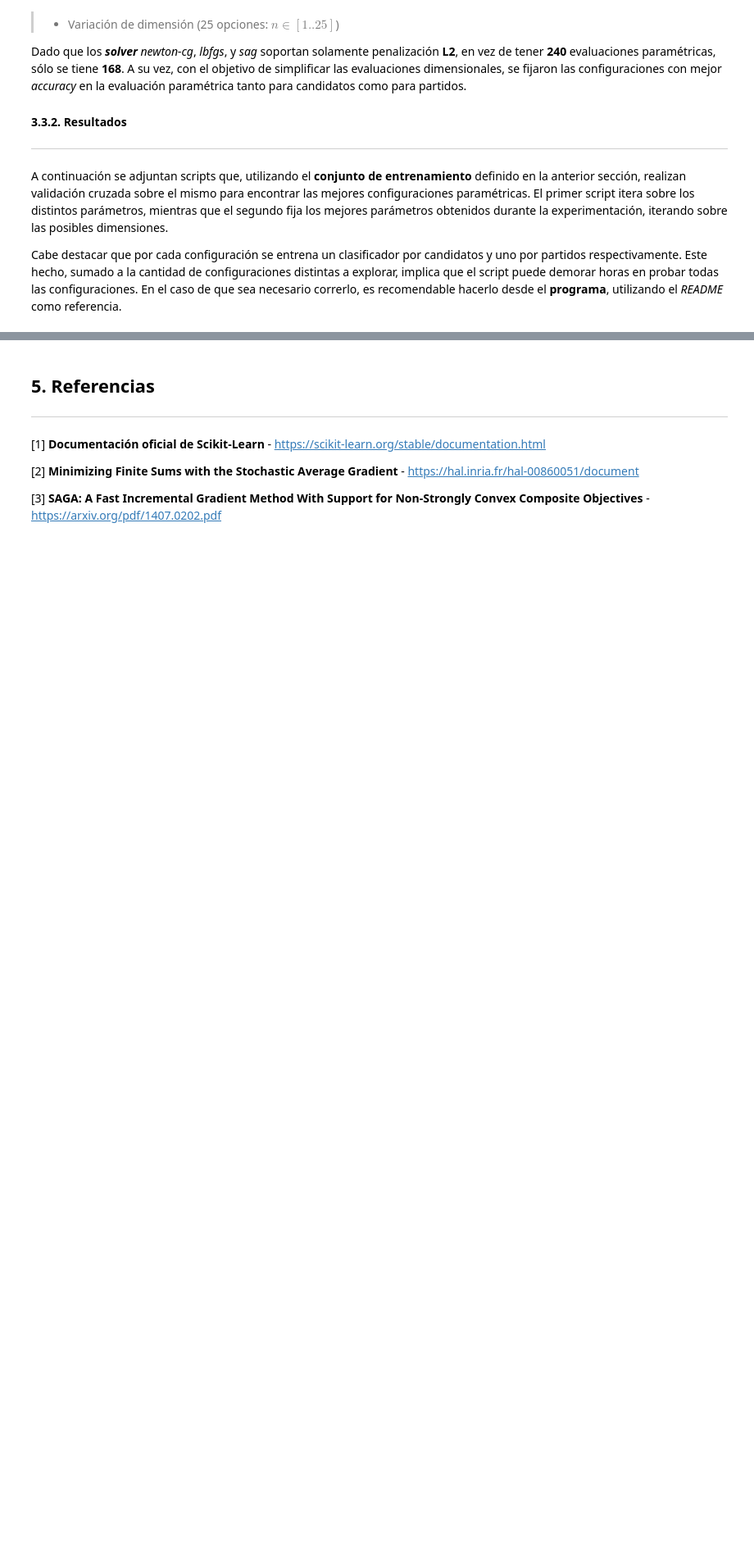
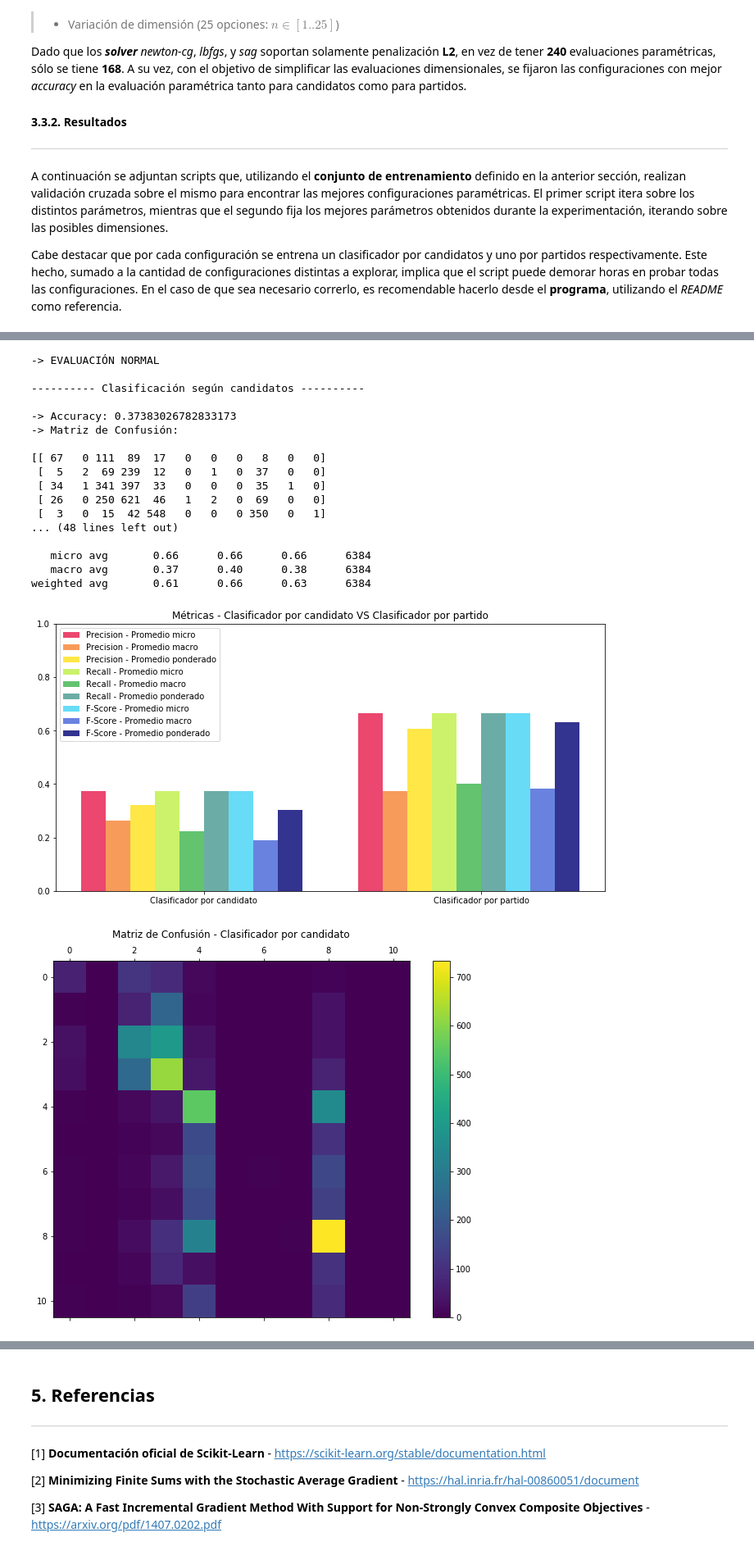
Before and after one commit to leanuy/aprendaut2019, a Jupyter notebook: lab5/ejercicio4/notebook/notebook.ipynb, the cells around one changed output, grey strips where cells are left out. Shown at 82% size. Cells and saved outputs as stored; diff of their text form; code cells hidden in the pictures; blank space fills up the shorter version.

```diff
--- a/lab5/ejercicio4/notebook/notebook.ipynb
+++ b/lab5/ejercicio4/notebook/notebook.ipynb
@@ -612,0 +552,61 @@ _, parties_best_model_PCA = gui.printBestClassifiers(None, party_classifiers_PCA
+# %%
+# Script 4 - Validación de los representantes obtenidos utilizando el conjunto de evaluación
+# Correspondiente a parte (e)
+# IMPORTANTE: Es necesario correr antes el script 1 (sección 3.2) para cargar los datos
+
+# DEPENDENCIAS
+# -----------------------------------------------------
+
+# Debido a que la funcion cross_val_predict muestra warnings para el caso donde no se cuenta con ejemplos para cierta
+# clase (fenómeno frecuente en este conjunto de datos al hacer validación cruzada), se decidió ocultarlas
+import warnings
+warnings.simplefilter('ignore')
+
+import plotting.evalPlotting as evalPlotting
+from model.model import Model
+from utils.const import SolverOps, PenaltyOps
+
+# EVALUACIÓN NORMAL
+# -----------------------------------------------------
+
+# Se generan las opciones de uno de los representantes, variar para ver otra información
+options = {
+    'pca_dimension': 0, # 0 no aplica PCA, variar entre 1 y 25
+    'solver': SolverOps.LIBLINEAR,
+    'penalty': PenaltyOps.L2,
+    'max_iter': 1000,
+    'regulation_strength': 100.0,
+    'candidate_to_party': False # Este parámetro se usa en la parte f
+}
+# Se utiliza el dataset completo ya que el modelo internamente separa utilizando las mismas funciones que el script 1
+m = Model(datasetCMasMil.values, datasetPMasMil.values, candidatesCMasMil.values, partiesPMasMil.values, options)
+
+# Entrenar utilizando conjunto de entrenamiento
+m.train()
+
+# Evaluar utilizando conjunto de evaluación (k = 0)
+evaluation = m.evaluate(0)
+
+# Mostrar la evaluación
+gui.printEvaluation(evaluation, 0)
+evalPlotting.plotSingleEvaluation(evaluation, 0)
+# %% [output]
+-> EVALUACIÓN NORMAL
+
+---------- Clasificación según candidatos ----------
+
+-> Accuracy: 0.37383026782833173
+-> Matriz de Confusión:
+
+[[ 67   0 111  89  17   0   0   0   8   0   0]
+ [  5   2  69 239  12   0   1   0  37   0   0]
+ [ 34   1 341 397  33   0   0   0  35   1   0]
+ [ 26   0 250 621  46   1   2   0  69   0   0]
+ [  3   0  15  42 548   0   0   0 350   0   1]
+... (48 lines left out)
+
+   micro avg       0.66      0.66      0.66      6384
+   macro avg       0.37      0.40      0.38      6384
+weighted avg       0.61      0.66      0.63      6384
+[figure, added]
+[figure, added]
```
Also changed, not shown: parts of 12 cells of this notebook, 1 other file.
